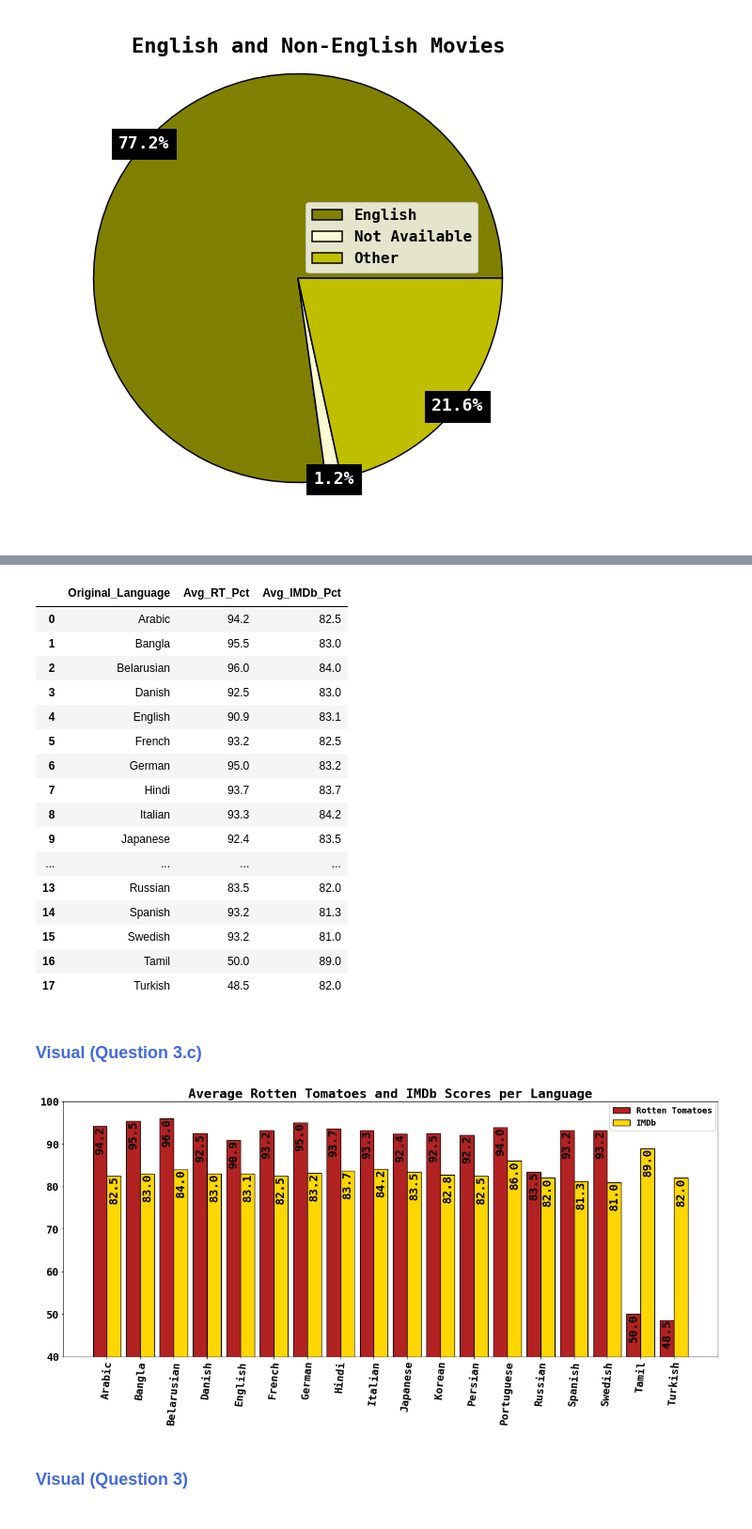
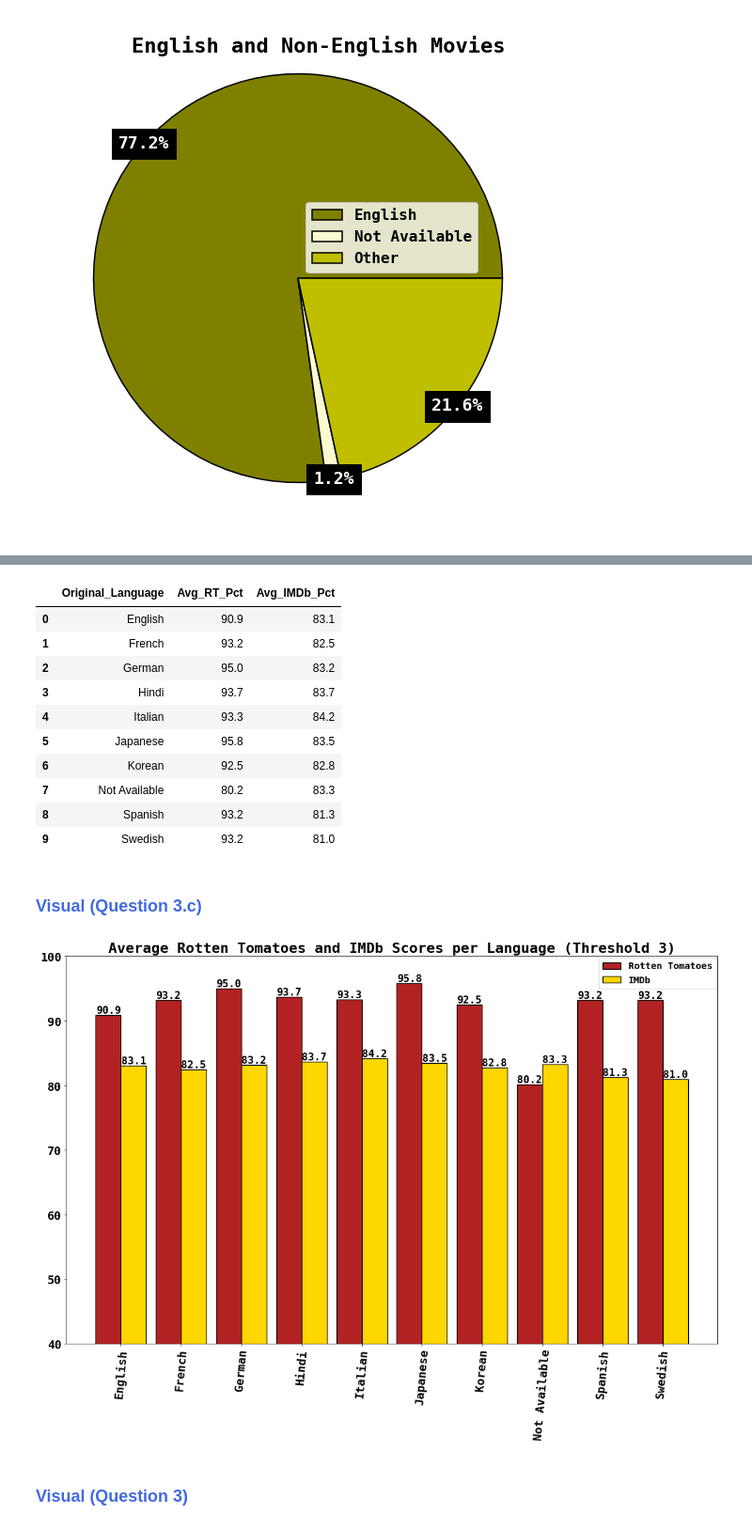
Before and after one commit to HannahSolima/Capstone, a Jupyter notebook: Notebooks/Analysis.ipynb, the cells around one changed output, grey strips where cells are left out. Shown: that part at 94% size. Saved outputs shown, nothing was run; the diff lists cells and outputs as text; code cells hidden in the pictures.

```diff
--- a/Notebooks/Analysis.ipynb
+++ b/Notebooks/Analysis.ipynb
@@ -274,9 +370,20 @@ movie_award
 # %%
 all_lang = all_df.loc[(all_df['Original_Language'] != 'Not Available')]
 
+#to make a threshold of 3
+all_lang = all_df.loc[(all_df['Original_Language'] != 'Arabic')
+                      & (all_df['Original_Language'] != 'Danish')
+                      & (all_df['Original_Language'] != 'Persian')
+                      & (all_df['Original_Language'] != 'Tamil')
+                      & (all_df['Original_Language'] != 'Bangla')
+                      & (all_df['Original_Language'] != 'Turkish')
+                      & (all_df['Original_Language'] != 'Russian')
+                      & (all_df['Original_Language'] != 'Portuguese (Brazil)')
+                      & (all_df['Original_Language'] != 'Belarusian')]
+
 #combining the same languages
 all_lang['Original_Language'] = all_lang['Original_Language'].replace('French (Canada)', 'French').replace('French (France)', 'French')
-all_lang['Original_Language'] = all_lang['Original_Language'].replace('Spanish (Spain)', 'Spanish').replace('Portuguese (Brazil)','Portuguese')
+all_lang['Original_Language'] = all_lang['Original_Language'].replace('Spanish (Spain)', 'Spanish')
 all_lang['Original_Language'] = all_lang['Original_Language'].replace('English (United Kingdom)', 'English')
 # %% [output]
 A value is trying to be set on a copy of a slice from a DataFrame.
@@ -311,22 +418,16 @@ all_lang2.pop('IMDb_Score_Pct')
 all_lang2
 # %% [output]
 |  | Original_Language | Avg_RT_Pct | Avg_IMDb_Pct |
-| 0 | Arabic | 94.2 | 82.5 |
-| 1 | Bangla | 95.5 | 83.0 |
-| 2 | Belarusian | 96.0 | 84.0 |
-| 3 | Danish | 92.5 | 83.0 |
-| 4 | English | 90.9 | 83.1 |
-| 5 | French | 93.2 | 82.5 |
-| 6 | German | 95.0 | 83.2 |
-| 7 | Hindi | 93.7 | 83.7 |
-| 8 | Italian | 93.3 | 84.2 |
-| 9 | Japanese | 92.4 | 83.5 |
-| ... | ... | ... | ... |
-| 13 | Russian | 83.5 | 82.0 |
-| 14 | Spanish | 93.2 | 81.3 |
-| 15 | Swedish | 93.2 | 81.0 |
-| 16 | Tamil | 50.0 | 89.0 |
-| 17 | Turkish | 48.5 | 82.0 |
+| 0 | English | 90.9 | 83.1 |
+| 1 | French | 93.2 | 82.5 |
+| 2 | German | 95.0 | 83.2 |
+| 3 | Hindi | 93.7 | 83.7 |
+| 4 | Italian | 93.3 | 84.2 |
+| 5 | Japanese | 95.8 | 83.5 |
+| 6 | Korean | 92.5 | 82.8 |
+| 7 | Not Available | 80.2 | 83.3 |
+| 8 | Spanish | 93.2 | 81.3 |
+| 9 | Swedish | 93.2 | 81.0 |
 # %% [markdown]
 ### <font color='royalblue'> Visual (Question 3.c) </font>
 # %%
@@ -338,44 +439,44 @@ x = np.arange(len(all_lang2['Original_Language']))
 width = 0.42
 
 # Define plot size
-plt.rcParams['figure.figsize'] = [20, 8]
+plt.rcParams['figure.figsize'] = [18, 11]
 
 # Plot the x and y values
 fig,ax = plt.subplots()
 bar1 = ax.bar(x-width/2, all_lang2['Avg_RT_Pct'], width, color = 'firebrick', edgecolor = 'black', linewidth = 1.2)
 bar2 = ax.bar(x+width/2, all_lang2['Avg_IMDb_Pct'], width, color = 'gold', edgecolor = 'black', linewidth = 1.2)
 
 # label values for bars
 # https://matplotlib.org/stable/api/_as_gen/matplotlib.axes.Axes.text.html
 for bar in ax.patches:
     bar_value = bar.get_height() # The text annotation for each bar should be its height.
     text = f'{bar_value:,}'   # Format the text with commas to separate thousands.
     text_x = bar.get_x() + bar.get_width() / 2 # This will give the middle of each bar on the x-axis.
     # get_y() is where the bar starts so we add the height to it.
     text_y = bar.get_y() + bar_value
     # If we want the text to be the same color as the bar, we can get the color like so:
     bar_color = bar.get_facecolor()
     # If you want a consistent color, you can just set it as a constant, e.g. #222222
-    ax.text(text_x, text_y, text, ha='center', va='top',
-            color='black',size=20,rotation = 90)
+    ax.text(text_x, text_y, text, ha='center', va='bottom',
+            color='black',size=16)
 
 # Set the x labels and legends
 ax.set_xticks(x)
 ax.set_xticklabels(all_lang2['Original_Language'], weight = 'bold', size = '18', rotation = 85)
 ax.legend
 
 # Set the y labels
 ax.set_ylim(40,100)
 ax.set_yticks([40,50,60,70,80,90,100])
 ax.set_yticklabels(['40','50','60','70','80','90','100'], weight = 'bold', size = '18')
 
 #title
-ax.set_title('Average Rotten Tomatoes and IMDb Scores per Language', weight = 'bold', size = '22')
+ax.set_title('Average Rotten Tomatoes and IMDb Scores per Language (Threshold 3)', weight = 'bold', size = '22')
 
 #Clustered Bar legend
-plt.legend(["Rotten Tomatoes", "IMDb"], ncol=1, loc="upper left", bbox_to_anchor= (.828,1.009), fontsize = '14.4');
+plt.legend(["Rotten Tomatoes", "IMDb"], ncol=1, loc="upper left", bbox_to_anchor= (.8102,1.008), fontsize = '14.4');
 # %% [output]
-[figure, old version]
+[figure, new version]
 # %%
 not_eng1 = not_eng.loc[(not_eng['Original_Language'] != 'Not Available')]
 scat = not_eng1[['Original_Language','US_Users','Non_US_Users']]
```
Also changed, not shown: parts of 28 cells of this notebook, 3 other files.
